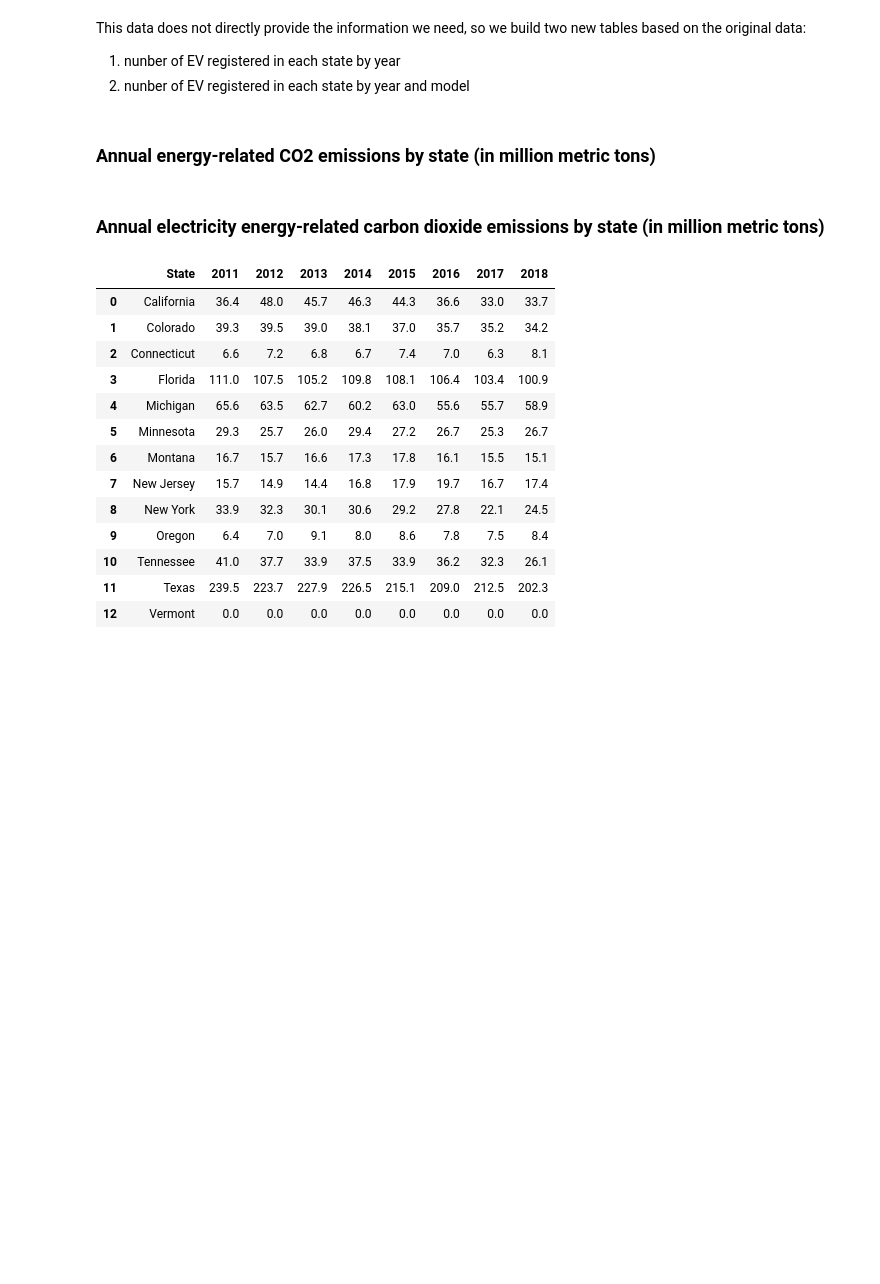
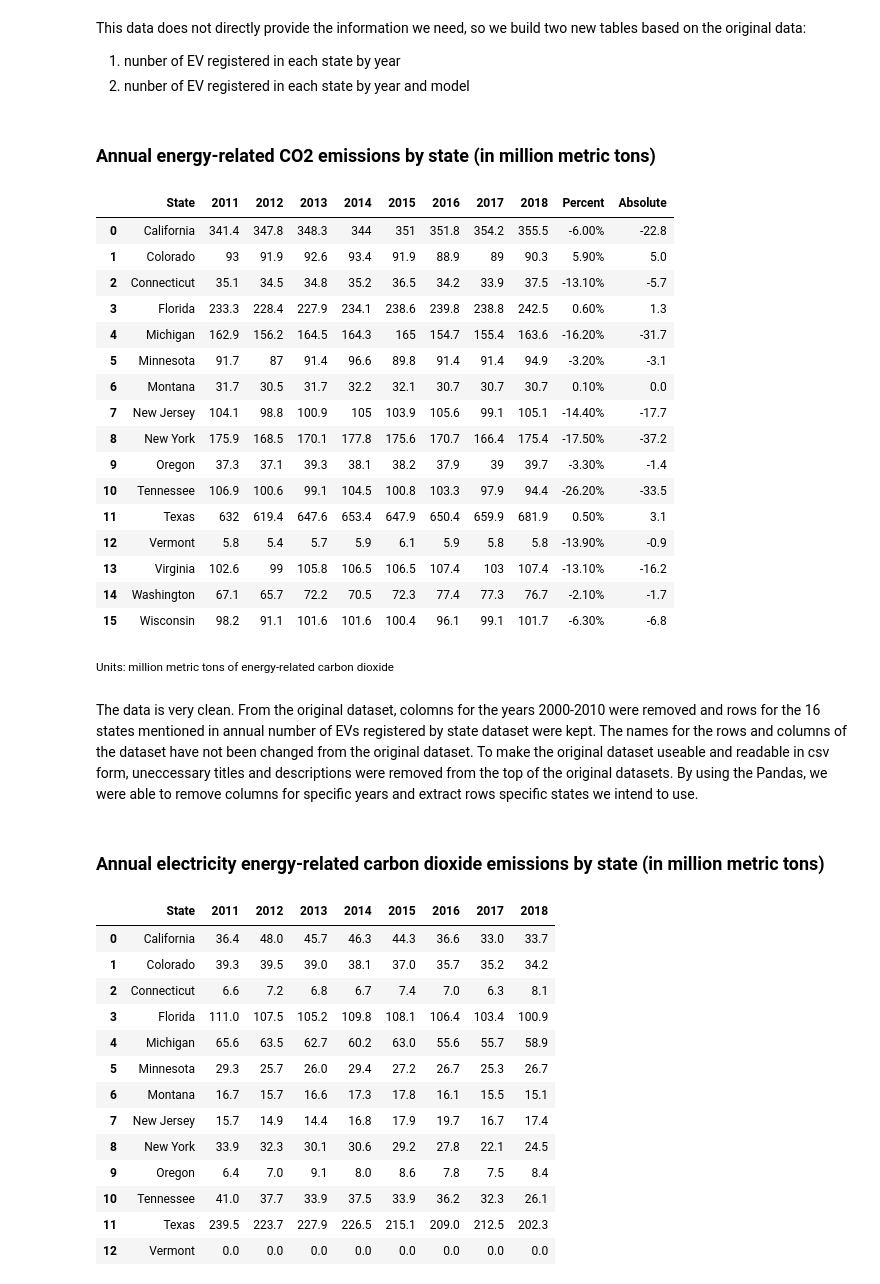
Before and after one commit to michaelgranado/EV-Count-and-CO2-Emissions-Project, a Jupyter notebook: DataCheckpointGroup039-Wi22.ipynb, the cells around one changed output. Cells and saved outputs as stored; diff of their text form; code cells hidden in the pictures; blank space fills up the shorter version.

```diff
--- a/DataCheckpointGroup039-Wi22.ipynb
+++ b/DataCheckpointGroup039-Wi22.ipynb
@@ -161,3 +159,39 @@ This data does not directly provide the information we need, so we build two new
+# %%
+## Annual energy-related CO2 emissions by state
+annual_energy_related_CO2_em = pd.read_csv('https://raw.githubusercontent.com/vctrnna/COGS108_Repo/main/annual_energy_related_CO2_emmisions.csv')
+
+#drop columns from 2000-2010
+annual_energy_related_CO2_em = annual_energy_related_CO2_em.drop(annual_energy_related_CO2_em.columns[[1,2,3,4,5,6,7,8,9,10,11]], axis = 1)
+
+#only keep rows for the 16 states mentioned in first data set
+annual_energy_related_CO2_em = annual_energy_related_CO2_em.loc[annual_energy_related_CO2_em['State'].isin(states)]
+
+#re-index the rows
+annual_energy_related_CO2_em = annual_energy_related_CO2_em.reset_index(drop = True)
+
+annual_energy_related_CO2_em
+# %% [output]
+|  | State | 2011 | 2012 | 2013 | 2014 | 2015 | 2016 | 2017 | 2018 | Percent | Absolute |
+| 0 | California | 341.4 | 347.8 | 348.3 | 344 | 351 | 351.8 | 354.2 | 355.5 | -6.00% | -22.8 |
+| 1 | Colorado | 93 | 91.9 | 92.6 | 93.4 | 91.9 | 88.9 | 89 | 90.3 | 5.90% | 5.0 |
+| 2 | Connecticut | 35.1 | 34.5 | 34.8 | 35.2 | 36.5 | 34.2 | 33.9 | 37.5 | -13.10% | -5.7 |
+| 3 | Florida | 233.3 | 228.4 | 227.9 | 234.1 | 238.6 | 239.8 | 238.8 | 242.5 | 0.60% | 1.3 |
+| 4 | Michigan | 162.9 | 156.2 | 164.5 | 164.3 | 165 | 154.7 | 155.4 | 163.6 | -16.20% | -31.7 |
+| 5 | Minnesota | 91.7 | 87 | 91.4 | 96.6 | 89.8 | 91.4 | 91.4 | 94.9 | -3.20% | -3.1 |
+| 6 | Montana | 31.7 | 30.5 | 31.7 | 32.2 | 32.1 | 30.7 | 30.7 | 30.7 | 0.10% | 0.0 |
+| 7 | New Jersey | 104.1 | 98.8 | 100.9 | 105 | 103.9 | 105.6 | 99.1 | 105.1 | -14.40% | -17.7 |
+| 8 | New York | 175.9 | 168.5 | 170.1 | 177.8 | 175.6 | 170.7 | 166.4 | 175.4 | -17.50% | -37.2 |
+| 9 | Oregon | 37.3 | 37.1 | 39.3 | 38.1 | 38.2 | 37.9 | 39 | 39.7 | -3.30% | -1.4 |
+| 10 | Tennessee | 106.9 | 100.6 | 99.1 | 104.5 | 100.8 | 103.3 | 97.9 | 94.4 | -26.20% | -33.5 |
+| 11 | Texas | 632 | 619.4 | 647.6 | 653.4 | 647.9 | 650.4 | 659.9 | 681.9 | 0.50% | 3.1 |
+| 12 | Vermont | 5.8 | 5.4 | 5.7 | 5.9 | 6.1 | 5.9 | 5.8 | 5.8 | -13.90% | -0.9 |
+| 13 | Virginia | 102.6 | 99 | 105.8 | 106.5 | 106.5 | 107.4 | 103 | 107.4 | -13.10% | -16.2 |
+| 14 | Washington | 67.1 | 65.7 | 72.2 | 70.5 | 72.3 | 77.4 | 77.3 | 76.7 | -2.10% | -1.7 |
+| 15 | Wisconsin | 98.2 | 91.1 | 101.6 | 101.6 | 100.4 | 96.1 | 99.1 | 101.7 | -6.30% | -6.8 |
+# %% [markdown]
+  <p style="margin-left:2.5em"><small> Units: million metric tons of energy-related carbon dioxide<small></p>
+# %% [markdown]
+The data is very clean. From the original dataset, colomns for the years 2000-2010 were removed and rows for the 16 states mentioned in annual number of EVs registered by state dataset were kept. The names for the rows and columns of the dataset have not been changed from the original dataset. To make the original dataset useable and readable in csv form, uneccessary titles and descriptions were removed from the top of the original datasets. By using the Pandas, we were able to remove columns for specific years and extract rows specific states we intend to use.
 # %% [markdown]
 ### Annual electricity energy-related carbon dioxide emissions by state (in million metric tons)
 # %%
```
Also changed, not shown: parts of 1 cell of this notebook.
